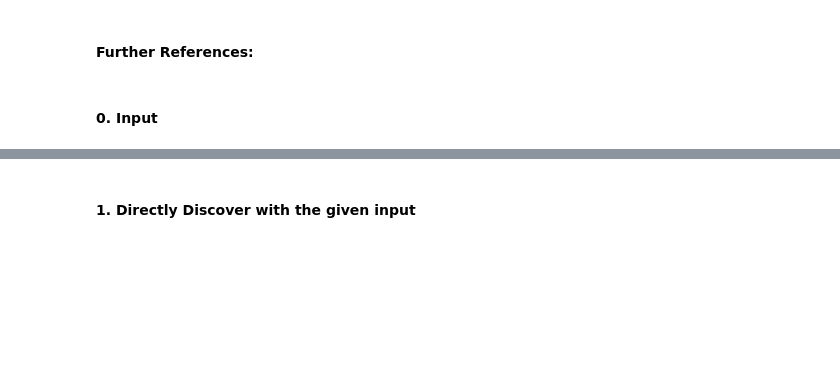
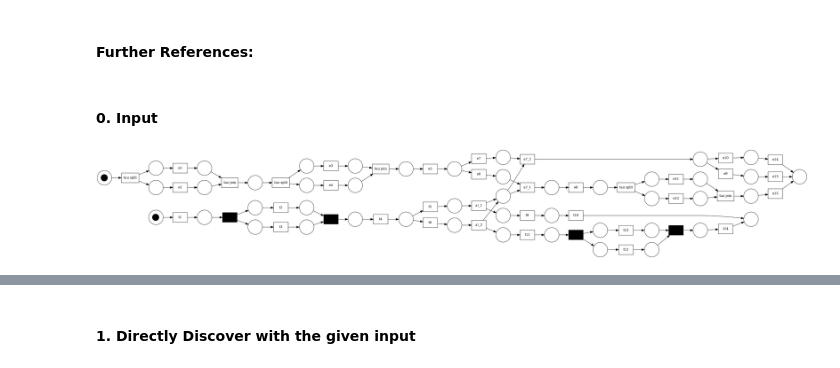
Before and after one commit to SimonLeiner/university-petri-nets, a Jupyter notebook: backend/notebooks/algorithm_tests.ipynb, the cells around one changed output, grey strips where cells are left out. Saved outputs shown, nothing was run; the diff lists cells and outputs as text; code cells hidden in the pictures; blank space fills up the shorter version.

```diff
--- a/backend/notebooks/algorithm_tests.ipynb
+++ b/backend/notebooks/algorithm_tests.ipynb
@@ -39,7 +39,9 @@ algorithm4 = split_miner
 # %%
 # compositionally mined process model
 pn_coposition_mined, initial_marking, final_marking = pm4py.read_pnml(
     "/workspaces/university-petri-nets/backend/data_catalog/compositional_process_discovery_experiment_data/IP-1/IP-1_composition_mined.pnml",
 )
-pm4py.view_petri_net(pn_coposition_mined)
+pm4py.view_petri_net(pn_coposition_mined, initial_marking, final_marking, format="png")
+# %% [output]
+[figure, added]
 # %%
```
Also changed, not shown: parts of 13 cells of this notebook, 9 other files.
